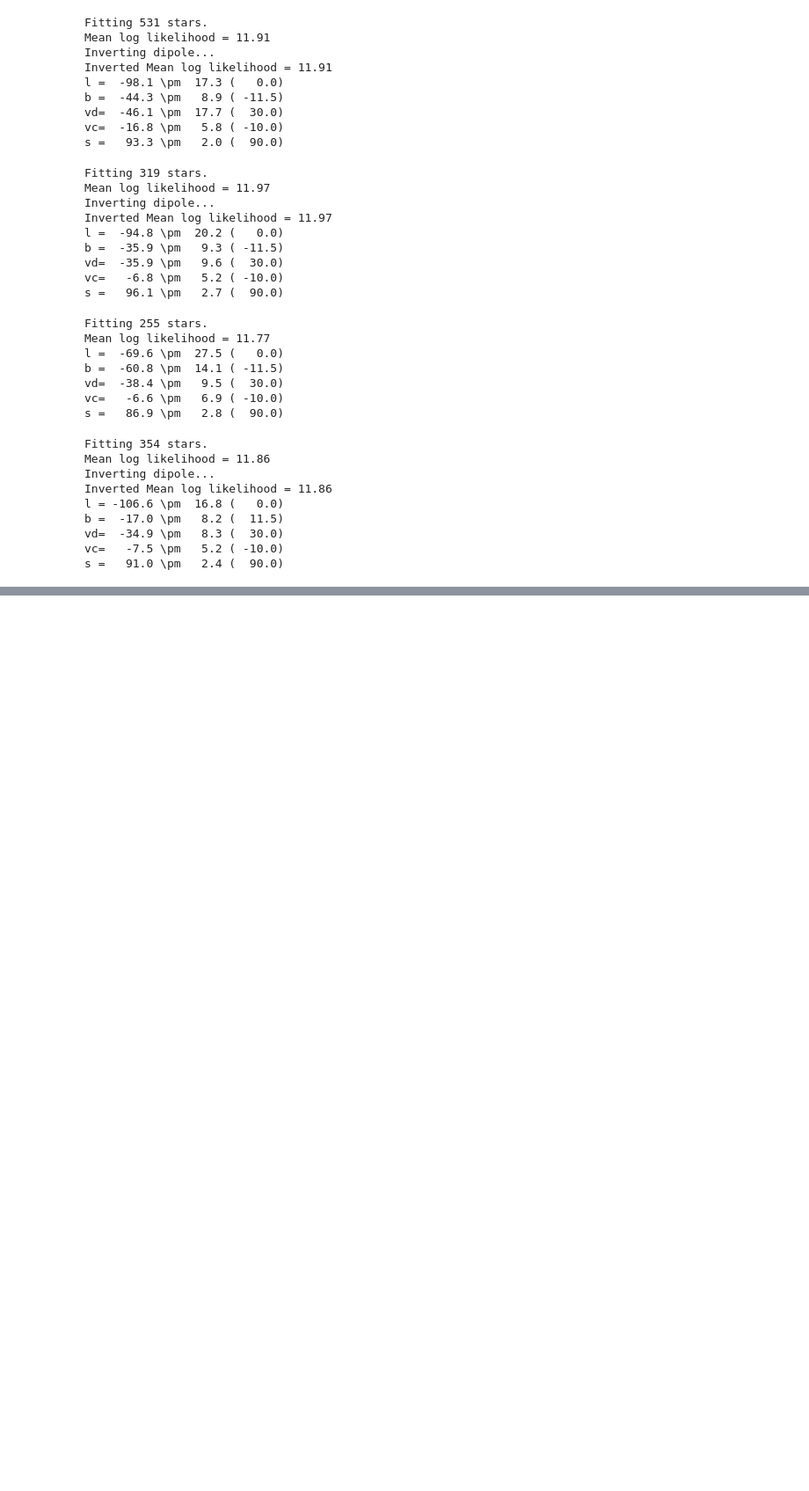
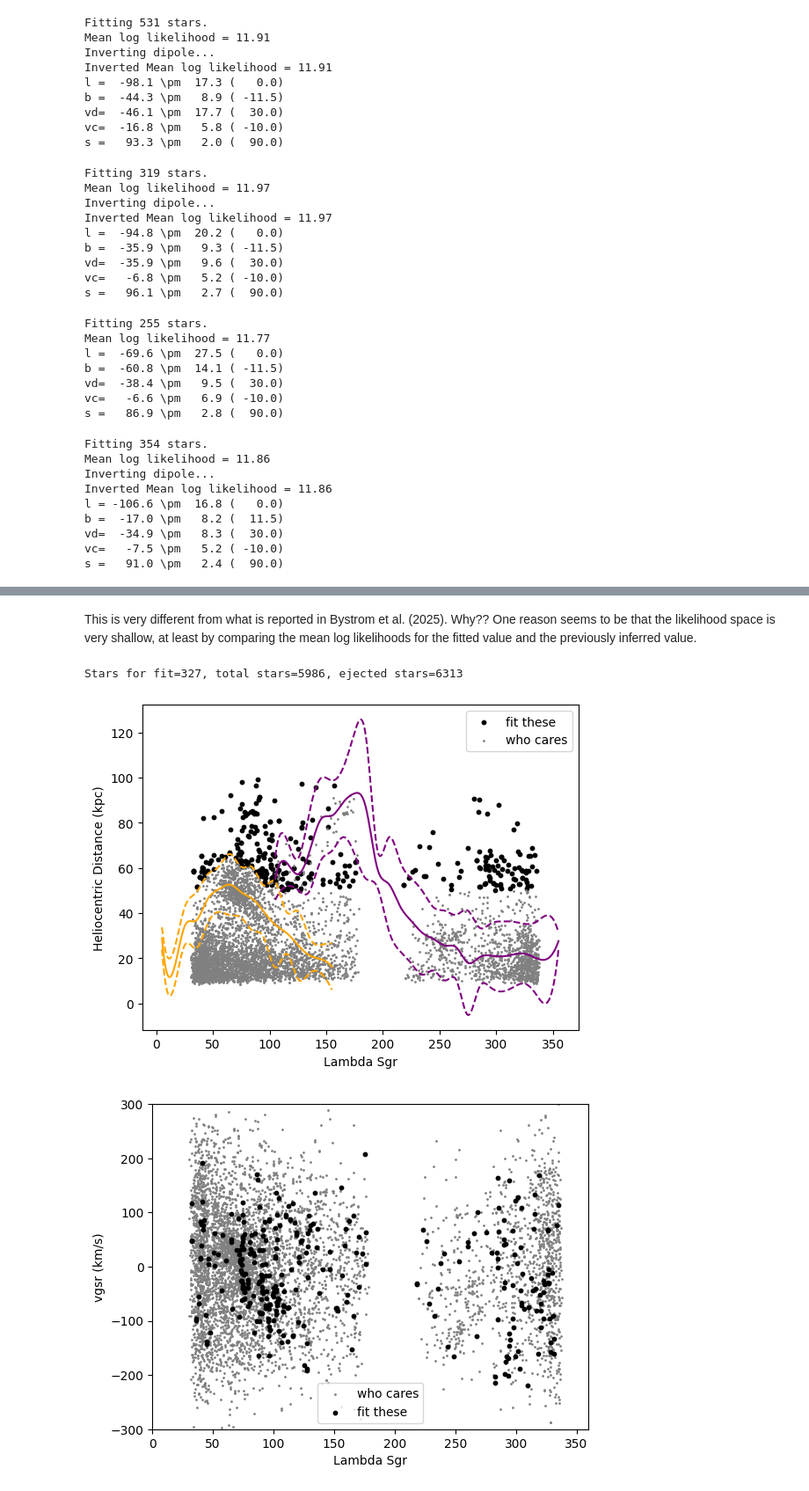
Before and after one commit to michael-petersen/ReflexMotion, a Jupyter notebook: analysis/CheckSgrResults.ipynb, the cells around one changed output, grey strips where cells are left out. Shown: that part at 88% size. Drawn from its saved outputs; the diff is of its cells as text; code cells hidden in the pictures; blank space fills up the shorter version.

Commit message:
add desi dr1 first checks

```diff
--- a/analysis/CheckSgrResults.ipynb
+++ b/analysis/CheckSgrResults.ipynb
@@ -1017,0 +1075,43 @@ s =   91.0 \pm   2.4 (  90.0)
+# %%
+# try the data fit
+
+# Initial guess for parameters (theta)
+theta_init = np.array([-10,-30,0.,0.2,90])
+
+# this is what was applied above, but just to check...
+# DESI25 + Sgr geometry
+criteria = (np.sqrt((DESI25['Lx']-sgrcen[0])**2 + (DESI25['Ly']-sgrcen[1])**2 + (DESI25['Lz']-sgrcen[2])**2) < sgrballcut) | (DESI25['dgal']<50) | (np.abs(DESI25['Beta']<15) & \
+           ((np.abs(DESI25['d']-lposspline(DESI25['Lambda']))/ldepthspline(DESI25['Lambda']) < sgrdepthcut ) |\
+             (np.abs(DESI25['d']-tposspline(DESI25['Lambda']))/tdepthspline(DESI25['Lambda']) < sgrdepthcut )))
+
+# DESI25 (no Sgr angular momentum ball)
+criteria = (DESI25['dgal']<50) | (np.abs(DESI25['Beta']<15) & \
+           ((np.abs(DESI25['d']-lposspline(DESI25['Lambda']))/ldepthspline(DESI25['Lambda']) < sgrdepthcut ) |\
+             (np.abs(DESI25['d']-tposspline(DESI25['Lambda']))/tdepthspline(DESI25['Lambda']) < sgrdepthcut )))
+
+
+#theta_init = np.array([-10,-30,0.1,0.2,90])
+#criteria = (np.abs(DESI25['Beta']<15) & (DESI25['Ly'] < -2500 - 0.3*DESI25['Lz'])) | (DESI25['dgal']<50)
+
+print('Fitting {} stars.'.format(DESI25['l'][~criteria].size))
+x_data    = np.array([np.radians(DESI25['l'][~criteria]),np.radians(DESI25['b'][~criteria])])
+y_obs     = DESI25['vlsr'][~criteria]  # Observed values
+sigma_obs = DESI25['vlos_err'][~criteria]  # Observational uncertainties: add transformation uncertainties?
+theta_opt,param_uncertainties,theta_init = max_likelihood(x_data,y_obs,sigma_obs,dipole_model,theta_init,eps=1.e-4) # eps needs to be tuned if dgal limit is 40, because likelihood seems to be really shallow
+
+theta_opt = np.array([-23.5,-34,np.radians(-72.7),np.radians(-52.9),90.5])
+print('(comparison to DESI25 reported values) Mean log likelihood = {0:5.2f}'.format(neg_log_likelihood(theta_opt, x_data, y_obs, sigma_obs,dipole_model)/x_data.shape[1]))
+
+
+# printing into multinest-compatible format
+# Columns 1-6: x, y, z, vx, vy, vz (galactic cartesian positions and velocities)
+# Columns 7-12: l, b, distance (heliocentric), line-of-sight velocity, mu_l, mu_b
+rows = ['x','y','z','vx','vy','vz','l','b','d','vlos','mul','mub','d_err','vlos_err','mul_err','mub_err','pm_corr']
+
+f = open('../data/observations/DR3/DESI_DR1_BHB_50+.txt','w')
+for row in rows:
+    for entry in DESI25[row][~criteria]:
+        f.write(str(entry)+' ')
+    f.write('\n')
+
+f.close()
@@ -1017,0 +1127,8 @@ s =   91.0 \pm   2.4 (  90.0)
+# %% [markdown]
+This is very different from what is reported in Bystrom et al. (2025). Why?? One reason seems to be that the likelihood space is very shallow, at least by comparing the mean log likelihoods for the fitted value and the previously inferred value.
+# %%
+plot_data_checks(DESI25,criteria)
+# %% [output]
+Stars for fit=327, total stars=5986, ejected stars=6313
+[figure, added]
+[figure, added]
```
Also changed, not shown: parts of 13 cells of this notebook, 3 other files.
